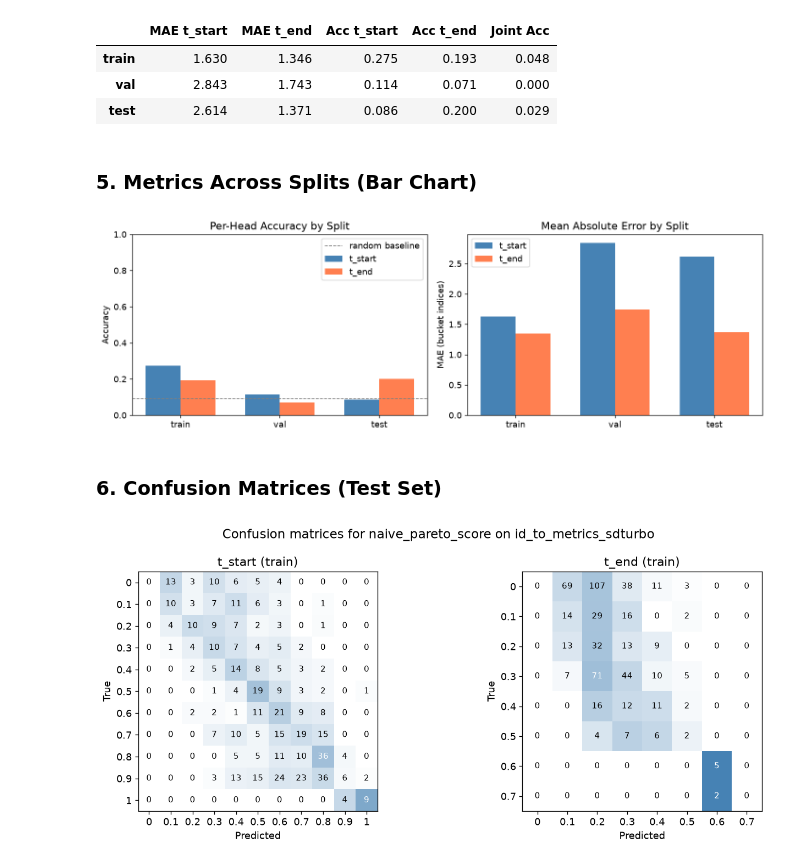
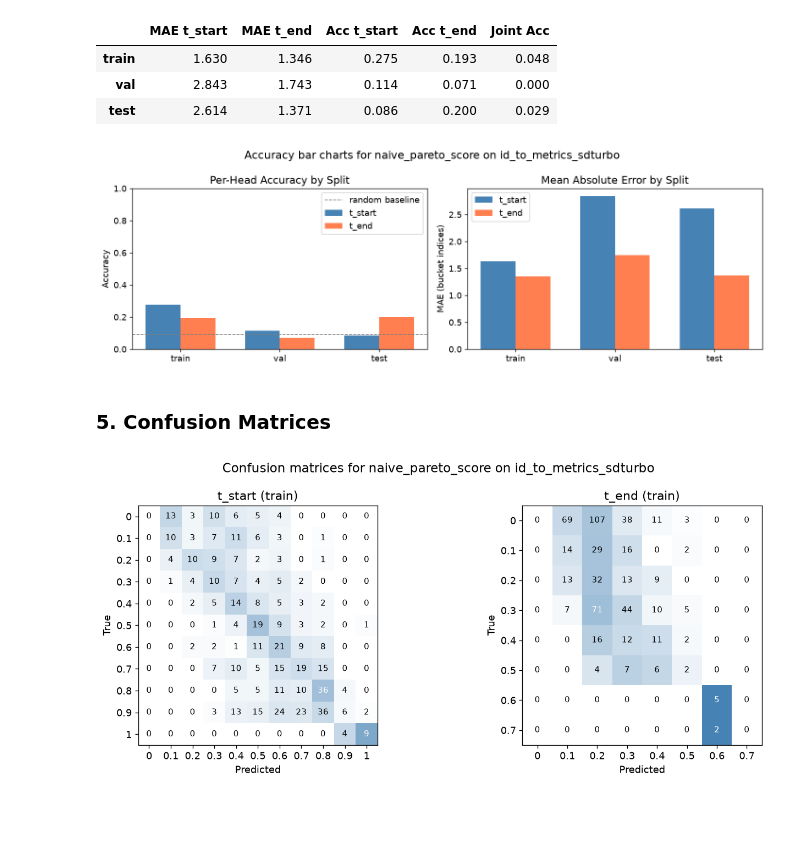
Before and after one commit to hcoderdm/chordedit-models, a Jupyter notebook: models/cell_classifier/eval_model.ipynb, the cells around one changed output. Saved outputs shown, nothing was run; the diff lists cells and outputs as text; code cells hidden in the pictures; blank space fills up the shorter version.

```diff
--- a/models/cell_classifier/eval_model.ipynb
+++ b/models/cell_classifier/eval_model.ipynb
@@ -190,37 +222,41 @@ metrics_df.style.format("{:.3f}").background_gradient(cmap="RdYlGn", axis=0)
 | train | 1.630 | 1.346 | 0.275 | 0.193 | 0.048 |
 | val | 2.843 | 1.743 | 0.114 | 0.071 | 0.000 |
 | test | 2.614 | 1.371 | 0.086 | 0.200 | 0.029 |
-# %% [markdown]
-### 5. Metrics Across Splits (Bar Chart)
 # %%
+"""
+Plot grouped bar charts comparing per-head accuracy and MAE across train, val, and test
+splits. The dashed line on the accuracy panel marks random-chance performance so it is
+visually clear how far above (or below) chance the model lands for each head.
+"""
+
 fig, axes = plt.subplots(1, 2, figsize=(12, 4))
 splits = ["train", "val", "test"]
 x = np.arange(len(splits))
 width = 0.35
 
 # Accuracy panel
 ax = axes[0]
 m = {s: compute_metrics(results[s]) for s in splits}
 ax.bar(x - width/2, [m[s]["acc_start"] for s in splits], width, label="t_start", color="steelblue")
 ax.bar(x + width/2, [m[s]["acc_end"]   for s in splits], width, label="t_end",   color="coral")
 ax.axhline(1/N_BUCKETS_START, color="gray", linestyle="--", linewidth=1, label="random baseline")
 ax.set_xticks(x); ax.set_xticklabels(splits)
 ax.set_ylabel("Accuracy"); ax.set_title("Per-Head Accuracy by Split")
 ax.set_ylim(0, 1); ax.legend()
 
 # MAE panel
 ax = axes[1]
 ax.bar(x - width/2, [m[s]["mae_start"] for s in splits], width, label="t_start", color="steelblue")
 ax.bar(x + width/2, [m[s]["mae_end"]   for s in splits], width, label="t_end",   color="coral")
 ax.set_xticks(x); ax.set_xticklabels(splits)
 ax.set_ylabel("MAE (bucket indices)"); ax.set_title("Mean Absolute Error by Split")
 ax.legend()
 
+fig.suptitle(f"Accuracy bar charts for {TARGET_COLUMN} on {METRICS_CSV.stem}", fontsize=14)
 plt.tight_layout()
-plt.savefig("outputs/metrics_by_split.png", bbox_inches="tight")
 plt.show()
 # %% [output]
-[figure, old version]
+[figure, new version]
 # %% [markdown]
-### 6. Confusion Matrices (Test Set)
+### 5. Confusion Matrices
 # %%
```
Also changed, not shown: parts of 20 cells of this notebook, 16 other files.
